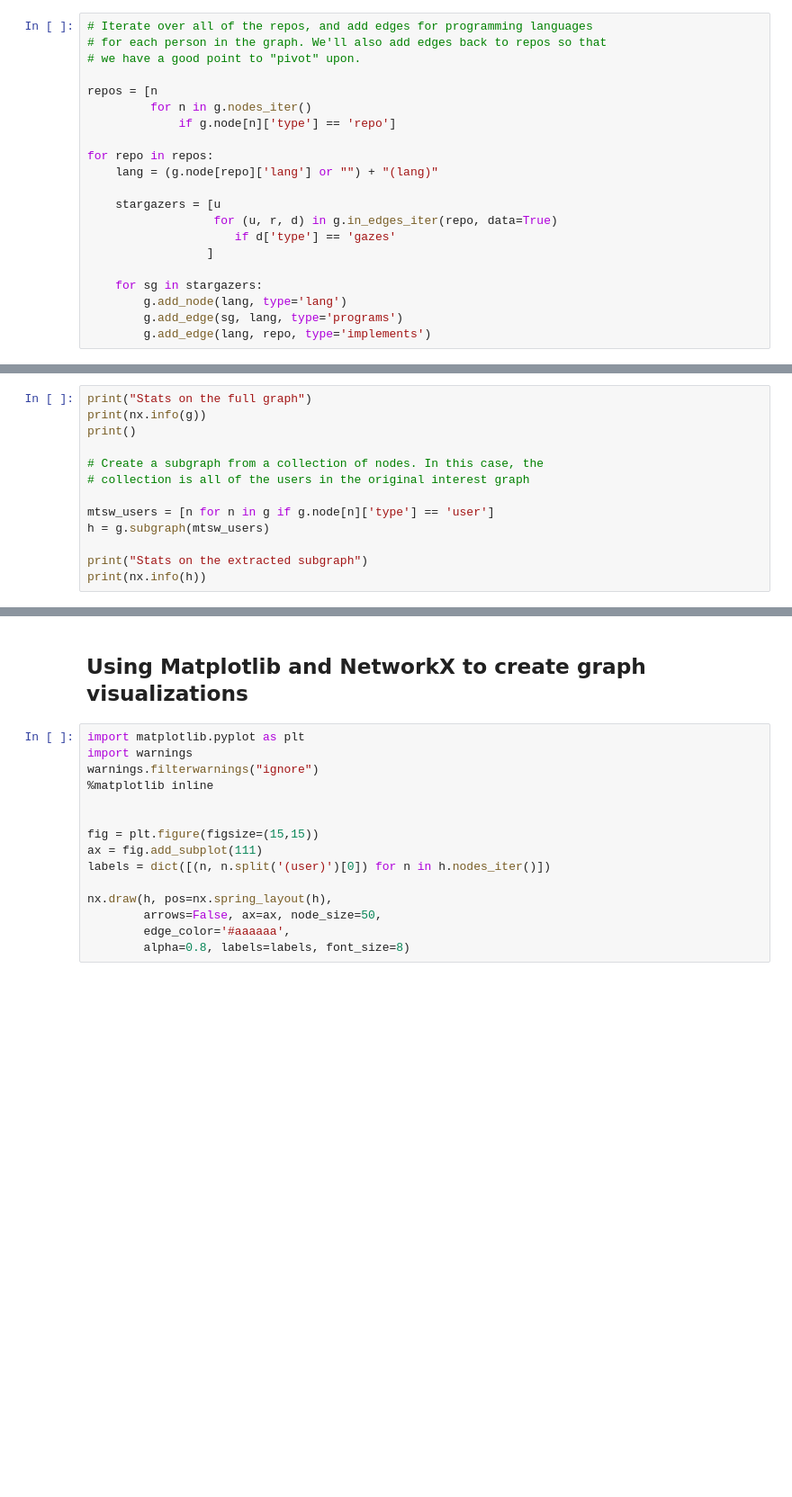
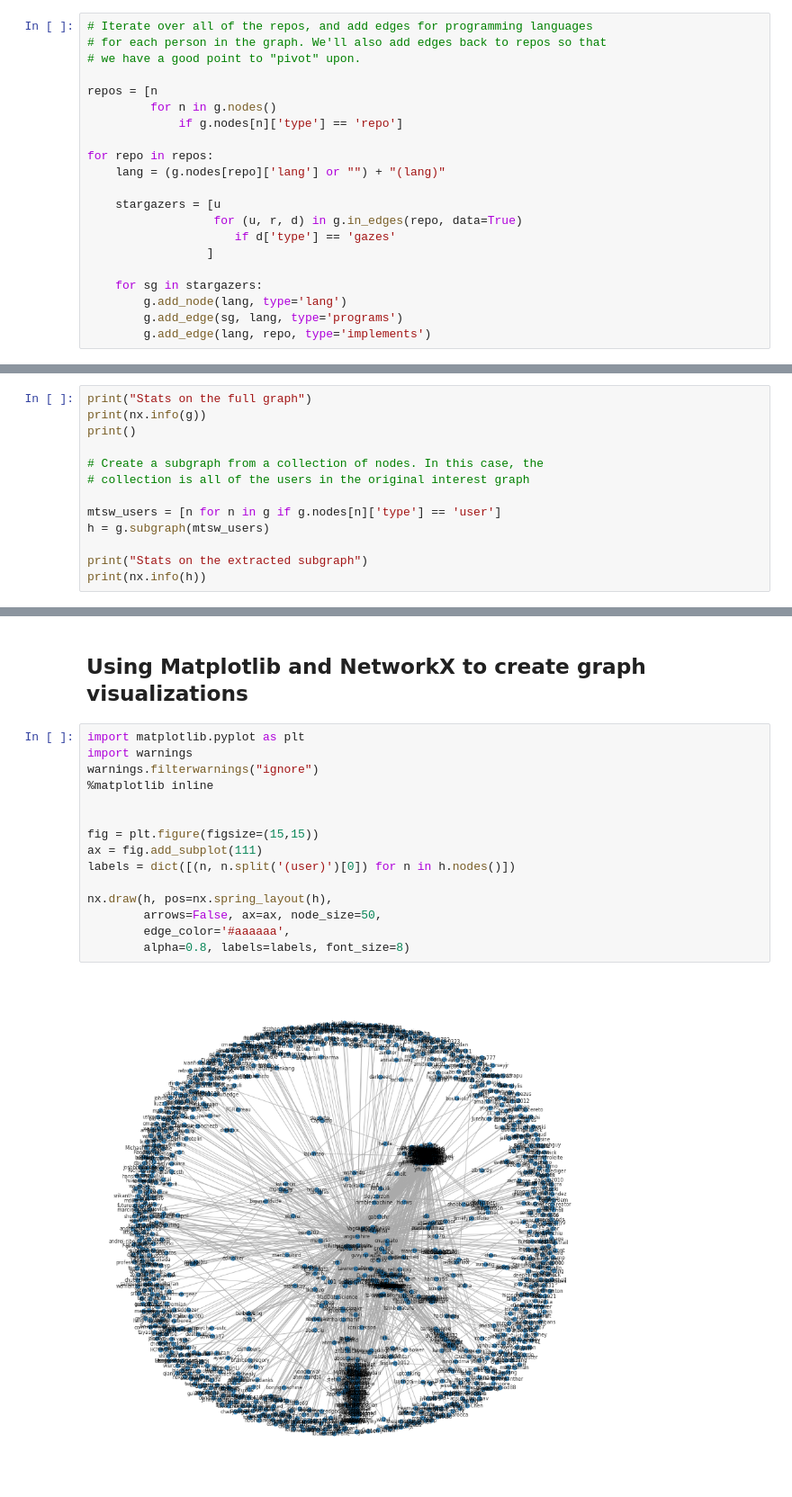
Before and after one commit to mequanent/App-Recommendation-Exercises, a Jupyter notebook: Chapter_8_Mining_GitHub.ipynb, the cells around one changed output, grey strips where cells are left out. Shown at 90% size. Drawn from its saved outputs; the diff is of its cells as text; blank space fills up the shorter version.

```diff
--- a/Chapter_8_Mining_GitHub.ipynb
+++ b/Chapter_8_Mining_GitHub.ipynb
@@ -625,14 +669,14 @@ print(sorted([(n, len(g.out_edges(n)))
 # we have a good point to "pivot" upon.
 
 repos = [n
-         for n in g.nodes_iter()
-             if g.node[n]['type'] == 'repo']
+         for n in g.nodes()
+             if g.nodes[n]['type'] == 'repo']
 
 for repo in repos:
-    lang = (g.node[repo]['lang'] or "") + "(lang)"
+    lang = (g.nodes[repo]['lang'] or "") + "(lang)"
 
     stargazers = [u
-                  for (u, r, d) in g.in_edges_iter(repo, data=True)
+                  for (u, r, d) in g.in_edges(repo, data=True)
                      if d['type'] == 'gazes'
                  ]
 
@@ -709,7 +771,7 @@ print()
 # Create a subgraph from a collection of nodes. In this case, the
 # collection is all of the users in the original interest graph
 
-mtsw_users = [n for n in g if g.node[n]['type'] == 'user']
+mtsw_users = [n for n in g if g.nodes[n]['type'] == 'user']
 h = g.subgraph(mtsw_users)
 
 print("Stats on the extracted subgraph")
@@ -740,15 +810,17 @@ display(IFrame(viz_file, '100%', '500px'))
 # %%
 import matplotlib.pyplot as plt
 import warnings
 warnings.filterwarnings("ignore")
 %matplotlib inline
 
 
 fig = plt.figure(figsize=(15,15))
 ax = fig.add_subplot(111)
-labels = dict([(n, n.split('(user)')[0]) for n in h.nodes_iter()])
+labels = dict([(n, n.split('(user)')[0]) for n in h.nodes()])
 
 nx.draw(h, pos=nx.spring_layout(h),
         arrows=False, ax=ax, node_size=50,
         edge_color='#aaaaaa',
         alpha=0.8, labels=labels, font_size=8)
+# %% [output]
+[figure, added]
```
Also changed, not shown: parts of 10 cells of this notebook.
